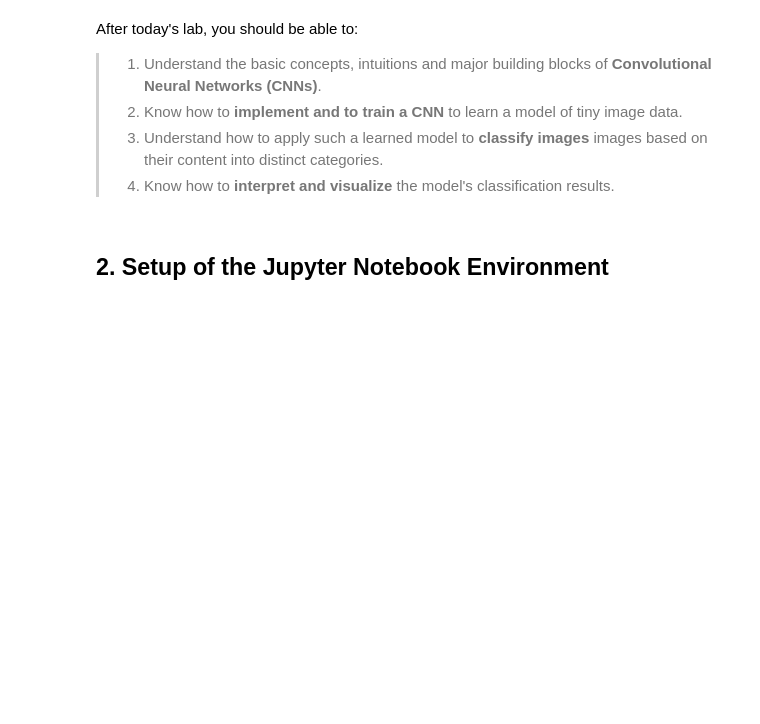
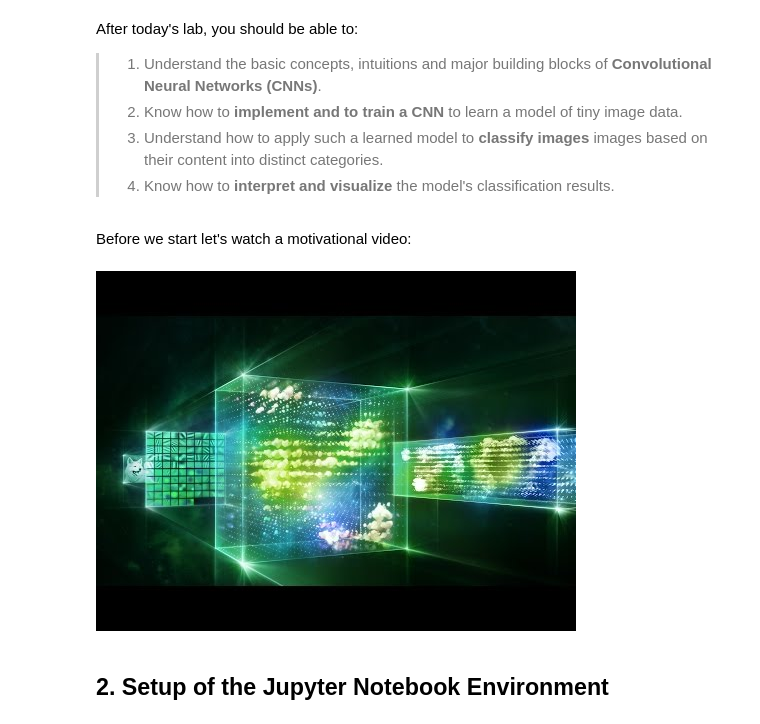
Before and after one commit to Benemrxr/GSERM2022-Lab-Deep-Learning, a Jupyter notebook: lab_05/lab_05.ipynb, the cells around one changed output. Drawn from its saved outputs; the diff is of its cells as text; code cells hidden in the pictures; blank space fills up the shorter version.

```diff
--- a/lab_05/lab_05.ipynb
+++ b/lab_05/lab_05.ipynb
@@ -29,6 +29,14 @@ After today's lab, you should be able to:
 > 2. Know how to **implement and to train a CNN** to learn a model of tiny image data.
 > 3. Understand how to apply such a learned model to **classify images** images based on their content into distinct categories.
 > 4. Know how to **interpret and visualize** the model's classification results.
+# %% [markdown]
+Before we start let's watch a motivational video:
+# %%
+from IPython.display import YouTubeVideo
+# The Deep Learning Revolution"
+YouTubeVideo('Dy0hJWltsyE', width=800, height=400)
+# %% [output]
+[figure, added]
 # %% [markdown]
 ## 2. Setup of the Jupyter Notebook Environment
 # %% [markdown]
```
